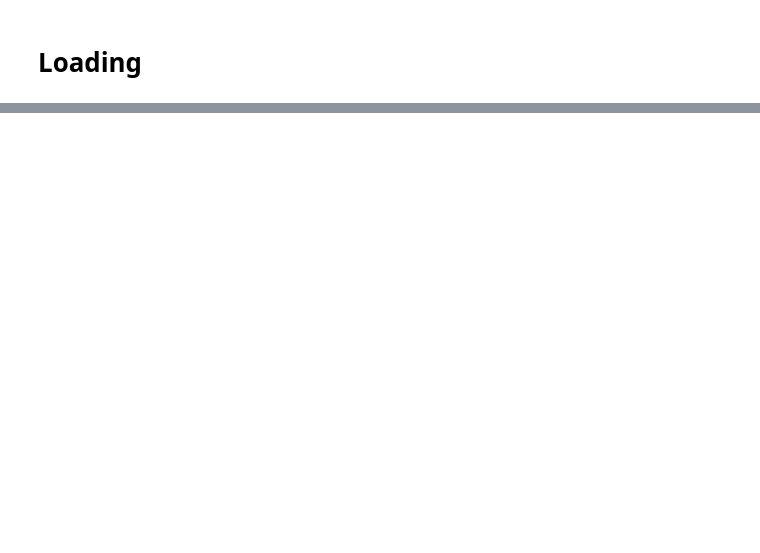
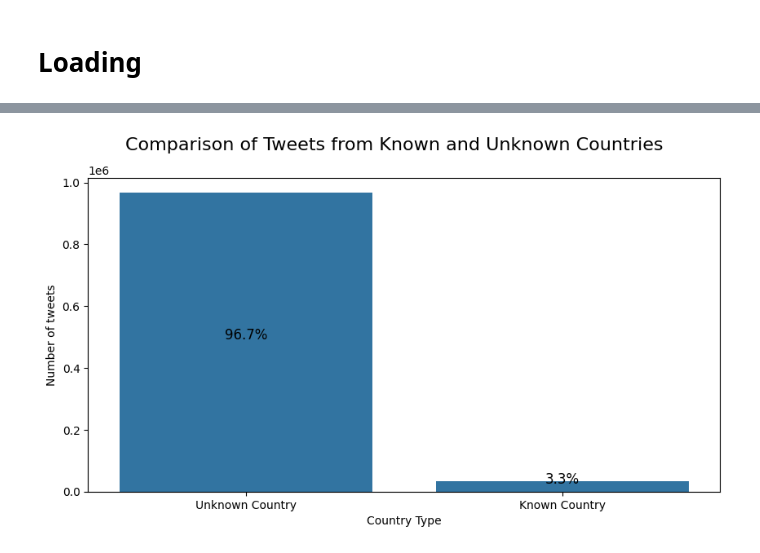
Before and after one commit to skyrimer/DBL-Micro-Soft, a Jupyter notebook: Split 1/EDA/database_eda.ipynb, the cells around one changed output, grey strips where cells are left out. Drawn from its saved outputs; the diff is of its cells as text; code cells hidden in the pictures; blank space fills up the shorter version.

```diff
--- a/Split 1/EDA/database_eda.ipynb
+++ b/Split 1/EDA/database_eda.ipynb
@@ -277,0 +301,7 @@ dtype: int64
+# %%
+# Change later to "un" instead fo "und"
+country_df = test_data.reset_index().groupby('country_code', observed=True).count()[['tweet_id']].sort_values('tweet_id', ascending=False)
+all_tweets = country_df["tweet_id"].sum()
+country_df["fraction"] = np.round(country_df["tweet_id"] * 100 / all_tweets, 1)
+# country_df = country_df.head(10)
+country_df
@@ -277,0 +323,4 @@ dtype: int64
+# %%
+country_df_plot = country_df.reset_index().copy()
+country_df_plot["country_code"] = country_df_plot["country_code"].apply(get_country_name)
+country_df_plot
@@ -277,0 +341,20 @@ dtype: int64
+# %%
+
+# Aggregate the data by the new column to sum tweet_id
+summary = country_df_plot.copy()
+summary['Country Type'] = summary['country_code'].apply(lambda x: 'Unknown Country' if x == 'Unknown Country' else 'Known Country')
+summary = summary.groupby('Country Type')[['tweet_id']].sum().reset_index().sort_values('tweet_id', ascending=False)
+summary["fraction"] = np.round(summary["tweet_id"] / summary["tweet_id"].sum() * 100, 1)
+fig, ax = plt.subplots(nrows=1, ncols=1, figsize=(10, 5))
+sns.barplot(data=summary, x='Country Type', y='tweet_id', ax=ax)
+
+# Annotating each bar with the fraction value
+for p, frac in zip(ax.patches, summary['fraction']):
+    ax.text(p.get_x() + p.get_width() / 2., p.get_height() /2, f'{frac}%',
+            fontsize=12, ha='center', va='bottom')
+
+# Setting labels and title
+ax.set_ylabel('Number of tweets')
+fig.suptitle('Comparison of Tweets from Known and Unknown Countries', size=16);
+# %% [output]
+[figure, added]
```
Also changed, not shown: parts of 50 cells of this notebook, 3 other files.
